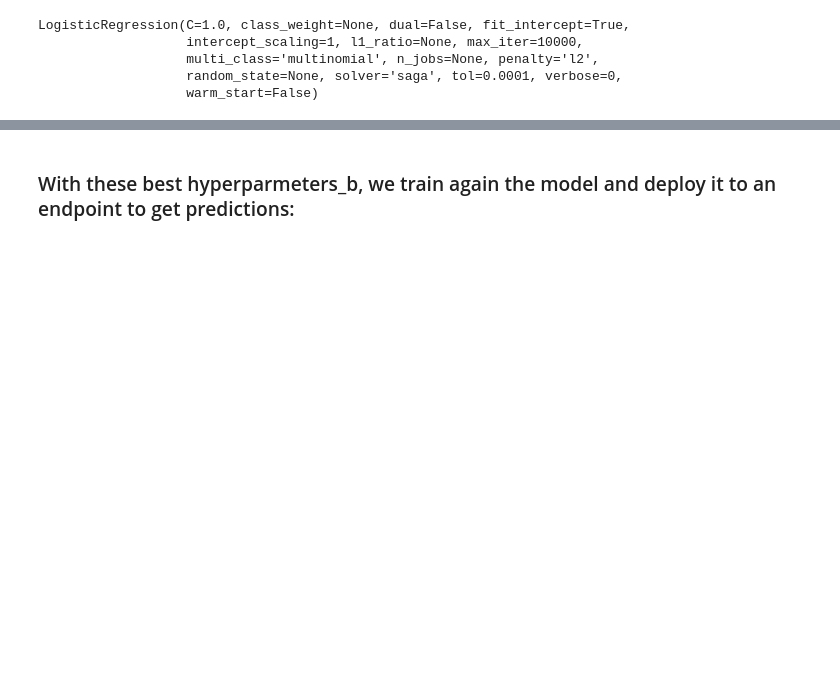
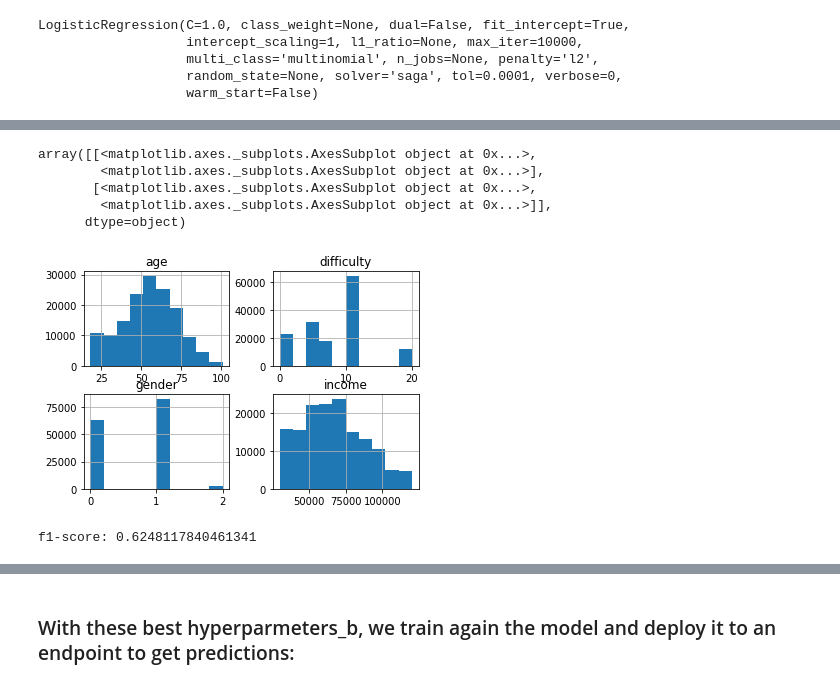
Before and after one commit to alelasantillan/Starbucks-Project, a Jupyter notebook: Starbucks_Capstone_notebook.ipynb, the cells around one changed output, grey strips where cells are left out. Cells and saved outputs as stored; diff of their text form; code cells hidden in the pictures; blank space fills up the shorter version.

```diff
--- a/Starbucks_Capstone_notebook.ipynb
+++ b/Starbucks_Capstone_notebook.ipynb
@@ -804,0 +850,17 @@ Sat Jan 22 20:26:16 UTC 2022
+# %%
+#Now that we know the important features, we will plot histograms for these:
+baseline_data.hist(column=["gender", "difficulty", "income", "age"])#, legend=False)
+# %% [output]
+array([[<matplotlib.axes._subplots.AxesSubplot object at 0x...>,
+        <matplotlib.axes._subplots.AxesSubplot object at 0x...>],
+       [<matplotlib.axes._subplots.AxesSubplot object at 0x...>,
+        <matplotlib.axes._subplots.AxesSubplot object at 0x...>]],
+      dtype=object)
+[figure, added]
+# %%
+from sklearn.metrics import f1_score
+prediction = benchmark_model.predict(baseline_test.iloc[:,:-1])
+score=f1_score(baseline_test["target"], prediction, average='weighted')
+print(f"f1-score: {score}")
+# %% [output]
+f1-score: 0.6248117840461341
```
Also changed, not shown: parts of 41 cells of this notebook, 1 other file.
